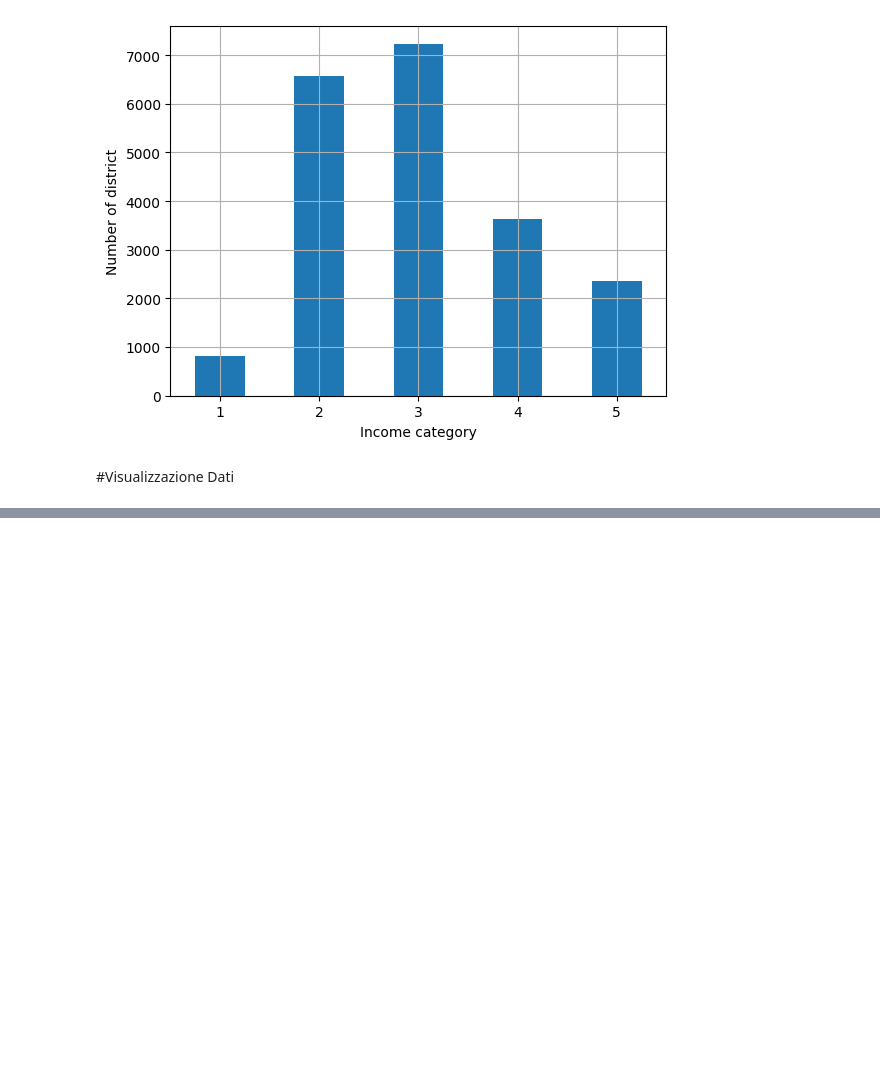
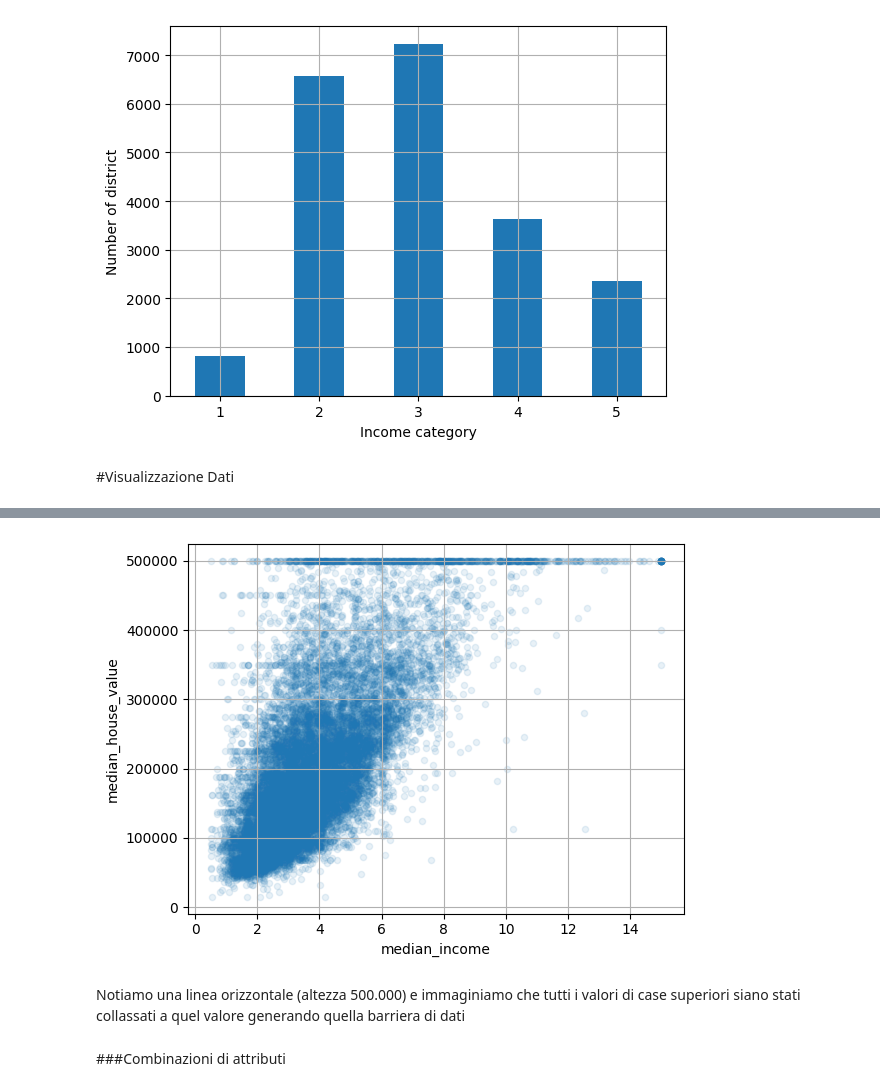
Before and after one commit to Bernuz2003/ML_district_cost_estimator, a Jupyter notebook: ML_district_price_estimate.ipynb, the cells around one changed output, grey strips where cells are left out. Drawn from its saved outputs; the diff is of its cells as text; code cells hidden in the pictures; blank space fills up the shorter version.

```diff
--- a/ML_district_price_estimate.ipynb
+++ b/ML_district_price_estimate.ipynb
@@ -135,0 +221,9 @@ housing = strat_train_set.copy()
+# %%
+housing.plot(kind="scatter", x="median_income", y="median_house_value", alpha=0.1, grid=True)
+plt.show()
+# %% [output]
+[figure, added]
+# %% [markdown]
+Notiamo una linea orizzontale (altezza 500.000) e immaginiamo che tutti i valori di case superiori siano stati collassati a quel valore generando quella barriera di dati
+# %% [markdown]
+###Combinazioni di attributi
```
Also changed, not shown: parts of 90 cells of this notebook.
